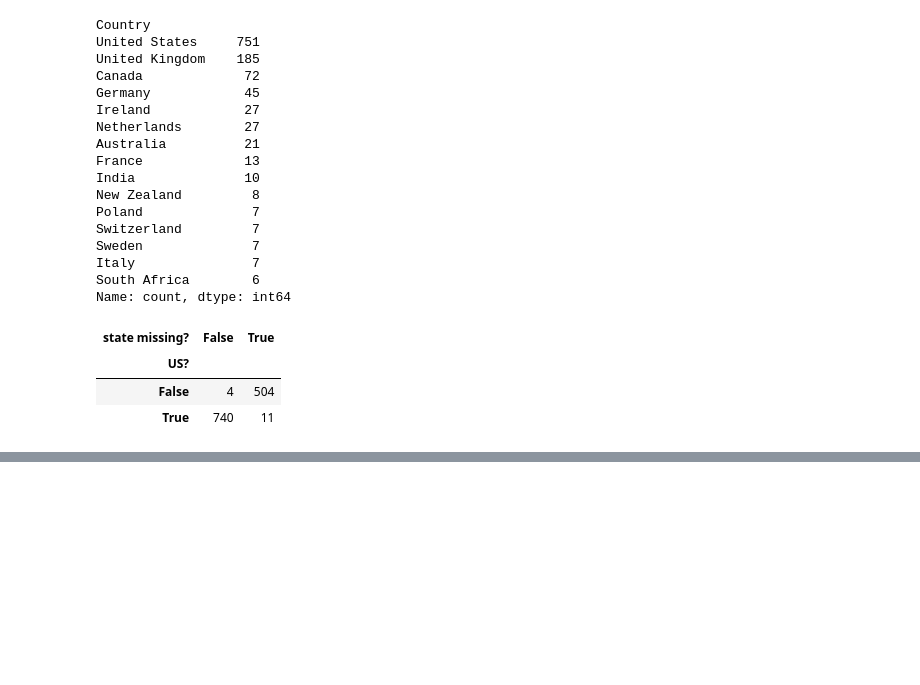
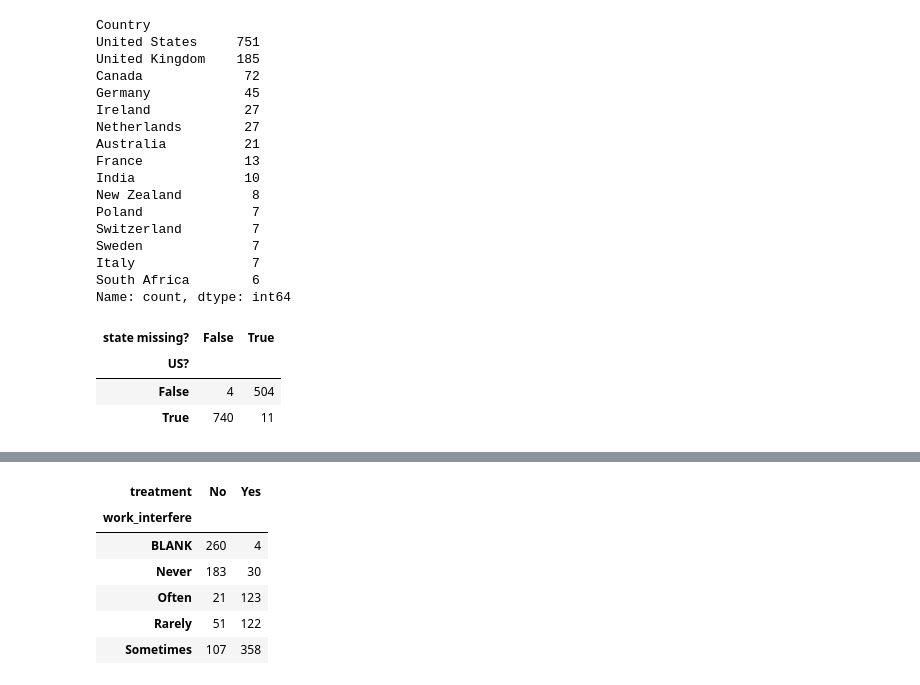
Before and after one commit to emmakatz06/ds-fall-project-2026, a Jupyter notebook: notebooks/01_data_cleaning.ipynb, the cells around one changed output, grey strips where cells are left out. Drawn from its saved outputs; the diff is of its cells as text; code cells hidden in the pictures; blank space fills up the shorter version.

```diff
--- a/notebooks/01_data_cleaning.ipynb
+++ b/notebooks/01_data_cleaning.ipynb
@@ -193,0 +223,5 @@ pd.crosstab(is_us, df["state"].isna(), rownames=["US?"], colnames=["state missin
+# %%
+df.loc[~is_us, "state"] = "Non-US"
+df.loc[is_us & df["state"].isna(), "state"] = "Unknown"
+print(df["state"].isna().sum())
+df["state"].value_counts().head()
@@ -193,0 +237,5 @@ pd.crosstab(is_us, df["state"].isna(), rownames=["US?"], colnames=["state missin
+# %%
+counts = df["Country"].value_counts()
+df["Country_grouped"] = df["Country"].where(df["Country"].map(counts) >= 20, "Other")
+
+df["Country_grouped"].value_counts()
@@ -193,0 +280,10 @@ pd.crosstab(is_us, df["state"].isna(), rownames=["US?"], colnames=["state missin
+# %%
+pd.crosstab(df["work_interfere"].fillna("BLANK"), df["treatment"])
+# %% [output]
+| treatment | No | Yes |
+| work_interfere |  |  |
+| BLANK | 260 | 4 |
+| Never | 183 | 30 |
+| Often | 21 | 123 |
+| Rarely | 51 | 122 |
+| Sometimes | 107 | 358 |
```
Also changed, not shown: parts of 20 cells of this notebook, 1 other file.
